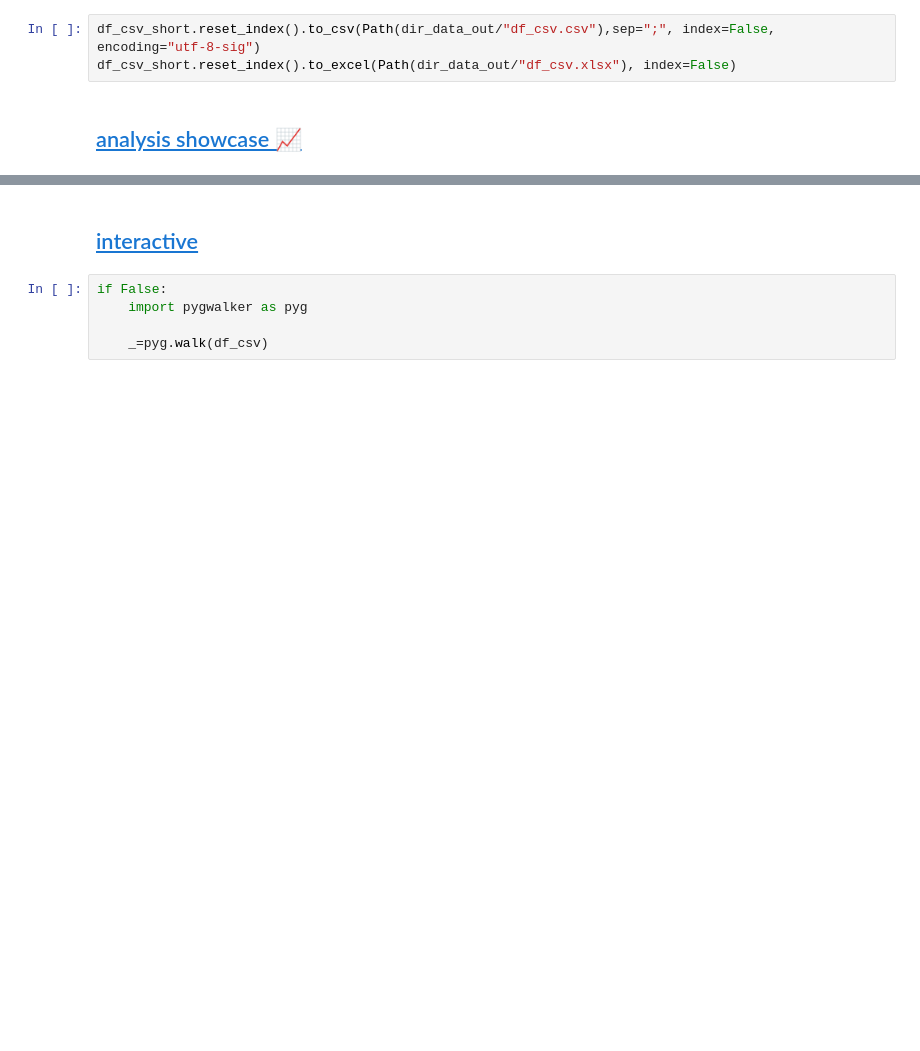
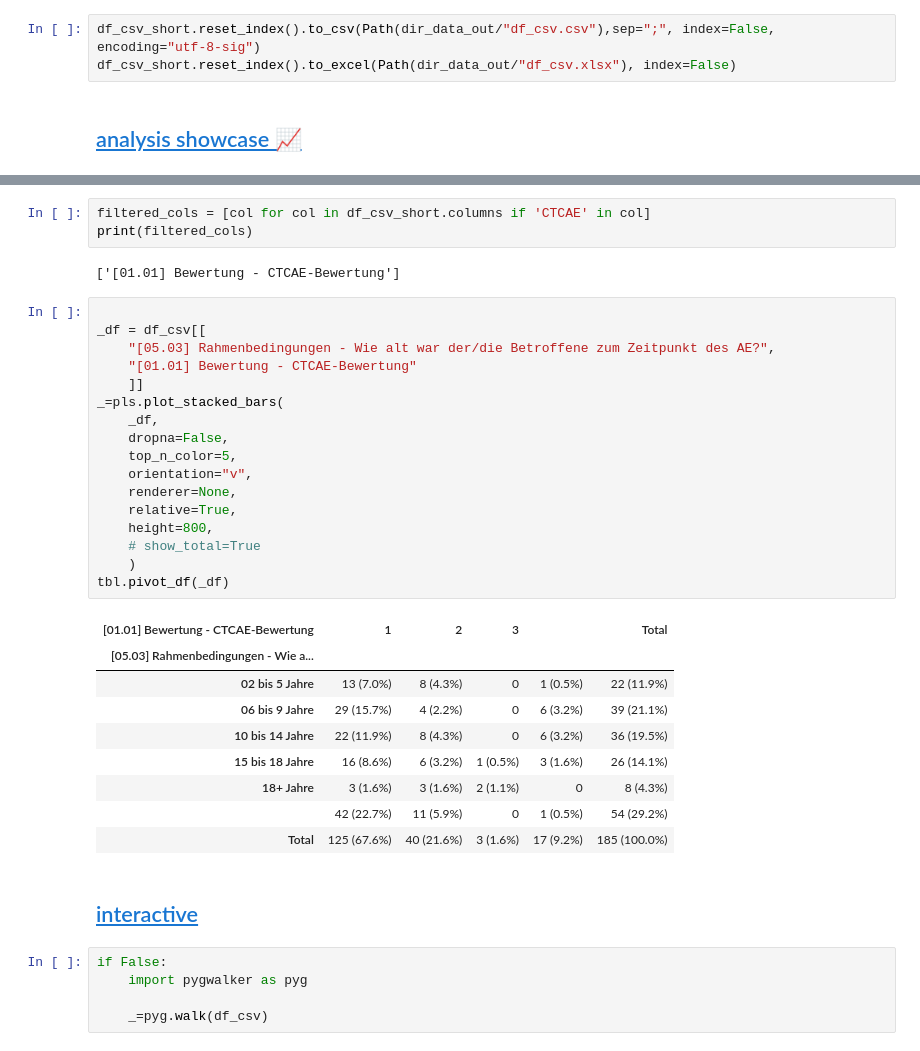
Before and after one commit to smeisegeier/sport-adverse-events, a Jupyter notebook: src/main.ipynb, the cells around one changed output, grey strips where cells are left out. Saved outputs shown, nothing was run; the diff lists cells and outputs as text; blank space fills up the shorter version.

Commit message:
plot update

```diff
--- a/src/main.ipynb
+++ b/src/main.ipynb
@@ -292,3 +292,35 @@ _=pls.plot_stacked_bars(
+# %%
+filtered_cols = [col for col in df_csv_short.columns if 'CTCAE' in col]
+print(filtered_cols)
+# %% [output]
+['[01.01] Bewertung - CTCAE-Bewertung']
+# %%
+
+_df = df_csv[[
+    "[05.03] Rahmenbedingungen - Wie alt war der/die Betroffene zum Zeitpunkt des AE?",
+    "[01.01] Bewertung - CTCAE-Bewertung"
+    ]]
+_=pls.plot_stacked_bars(
+    _df,
+    dropna=False,
+    top_n_color=5,
+    orientation="v",
+    renderer=None,
+    relative=True,
+    height=800,
+    # show_total=True
+    )
+tbl.pivot_df(_df)
+# %% [output]
+| [01.01] Bewertung - CTCAE-Bewertung | 1 | 2 | 3 |  | Total |
+| [05.03] Rahmenbedingungen - Wie a... |  |  |  |  |  |
+| 02 bis 5 Jahre | 13 (7.0%) | 8 (4.3%) | 0 | 1 (0.5%) | 22 (11.9%) |
+| 06 bis 9 Jahre | 29 (15.7%) | 4 (2.2%) | 0 | 6 (3.2%) | 39 (21.1%) |
+| 10 bis 14 Jahre | 22 (11.9%) | 8 (4.3%) | 0 | 6 (3.2%) | 36 (19.5%) |
+| 15 bis 18 Jahre | 16 (8.6%) | 6 (3.2%) | 1 (0.5%) | 3 (1.6%) | 26 (14.1%) |
+| 18+ Jahre | 3 (1.6%) | 3 (1.6%) | 2 (1.1%) | 0 | 8 (4.3%) |
+|  | 42 (22.7%) | 11 (5.9%) | 0 | 1 (0.5%) | 54 (29.2%) |
+| Total | 125 (67.6%) | 40 (21.6%) | 3 (1.6%) | 17 (9.2%) | 185 (100.0%) |
 # %% [markdown]
 ## <a id='toc1_8_'></a>[interactive](#toc0_)
 # %%
```
Also changed, not shown: parts of 4 cells of this notebook.
